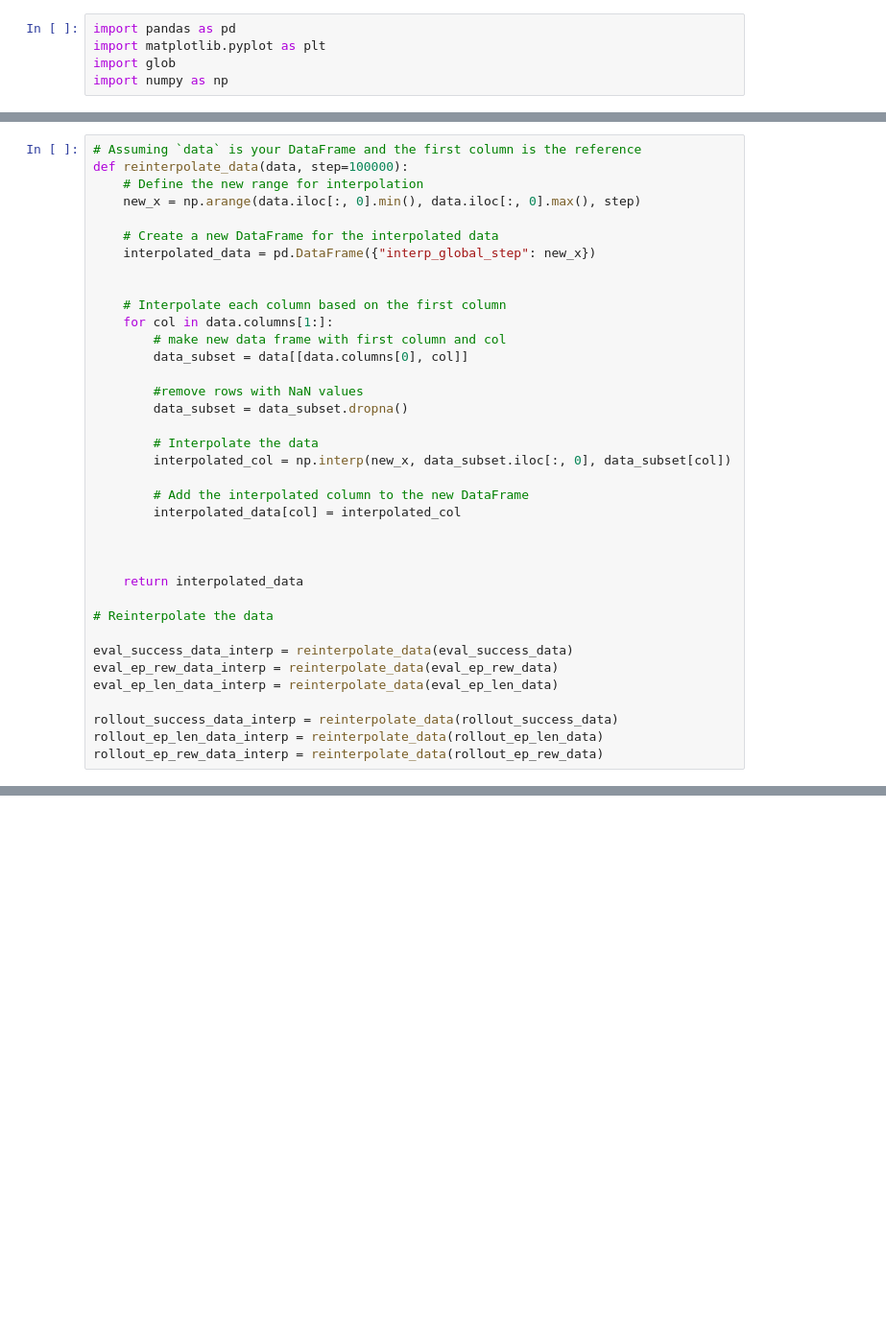
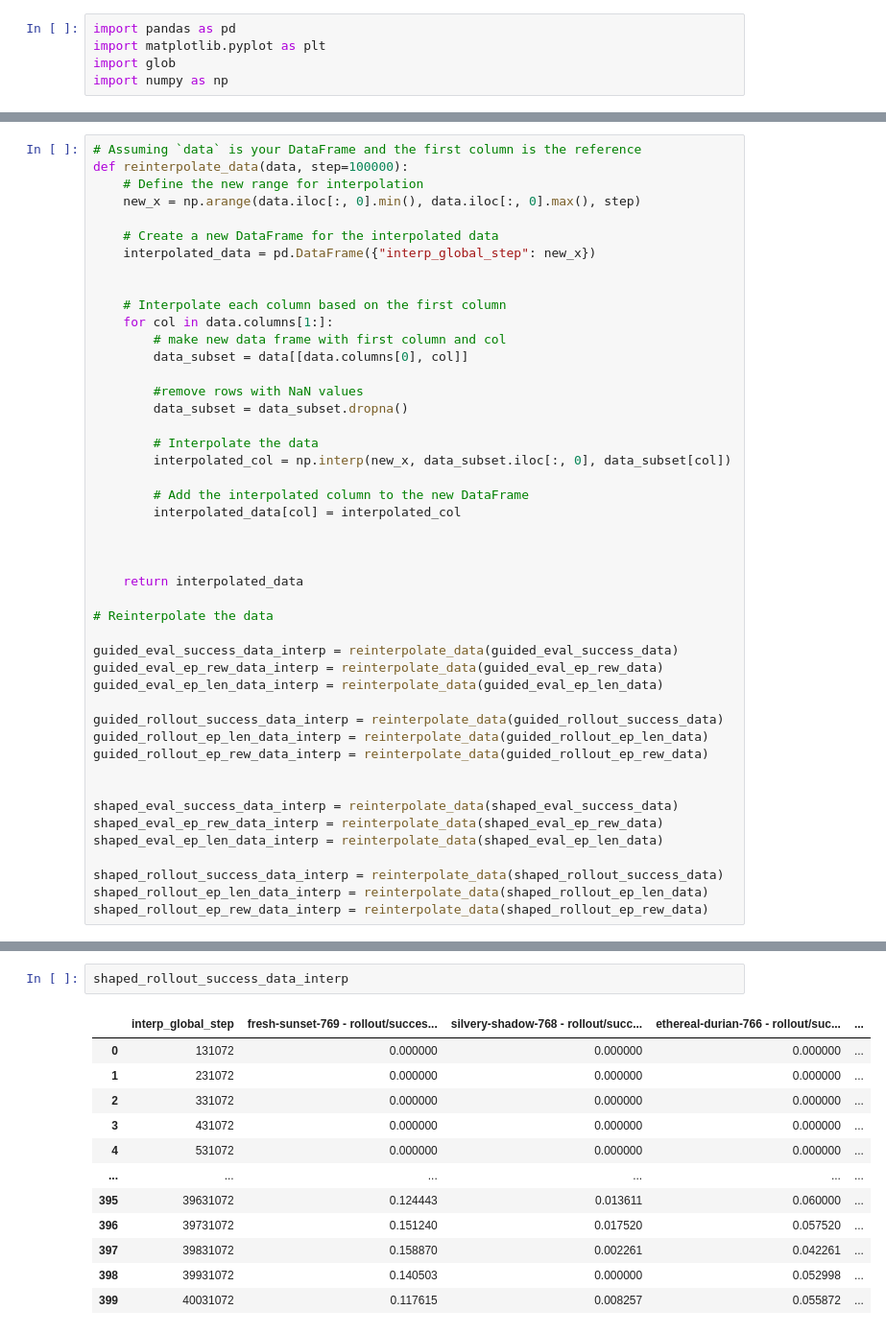
Before and after one commit to byu-rad-lab/baloo-gym, a Jupyter notebook: paper_data/open_loop_baseline/plots.ipynb, the cells around one changed output, grey strips where cells are left out. Shown at 96% size. Saved outputs shown, nothing was run; the diff lists cells and outputs as text; blank space fills up the shorter version.

```diff
--- a/paper_data/open_loop_baseline/plots.ipynb
+++ b/paper_data/open_loop_baseline/plots.ipynb
@@ -335,13 +482,22 @@ def reinterpolate_data(data, step=100000):
 
 # Reinterpolate the data
 
-eval_success_data_interp = reinterpolate_data(eval_success_data)
-eval_ep_rew_data_interp = reinterpolate_data(eval_ep_rew_data)
-eval_ep_len_data_interp = reinterpolate_data(eval_ep_len_data)
+guided_eval_success_data_interp = reinterpolate_data(guided_eval_success_data)
+guided_eval_ep_rew_data_interp = reinterpolate_data(guided_eval_ep_rew_data)
+guided_eval_ep_len_data_interp = reinterpolate_data(guided_eval_ep_len_data)
 
-rollout_success_data_interp = reinterpolate_data(rollout_success_data)
-rollout_ep_len_data_interp = reinterpolate_data(rollout_ep_len_data)
-rollout_ep_rew_data_interp = reinterpolate_data(rollout_ep_rew_data)
+guided_rollout_success_data_interp = reinterpolate_data(guided_rollout_success_data)
+guided_rollout_ep_len_data_interp = reinterpolate_data(guided_rollout_ep_len_data)
+guided_rollout_ep_rew_data_interp = reinterpolate_data(guided_rollout_ep_rew_data)
+
+
+shaped_eval_success_data_interp = reinterpolate_data(shaped_eval_success_data)
+shaped_eval_ep_rew_data_interp = reinterpolate_data(shaped_eval_ep_rew_data)
+shaped_eval_ep_len_data_interp = reinterpolate_data(shaped_eval_ep_len_data)
+
+shaped_rollout_success_data_interp = reinterpolate_data(shaped_rollout_success_data)
+shaped_rollout_ep_len_data_interp = reinterpolate_data(shaped_rollout_ep_len_data)
+shaped_rollout_ep_rew_data_interp = reinterpolate_data(shaped_rollout_ep_rew_data)
 # %%
 def plot_raw_data(ax, data, col_name="success_rate"):
     #plot the data line onto the given figure
@@ -404,3 +600,18 @@ eval_success_data_interp.tail()
 | 392 | 39699994 | 1.0 | 0.940094 | 1.0 | ... |
 | 393 | 39799994 | 1.0 | 0.960094 | 1.0 | ... |
 | 394 | 39899994 | 1.0 | 0.980095 | 1.0 | ... |
+# %%
+shaped_rollout_success_data_interp
+# %% [output]
+|  | interp_global_step | fresh-sunset-769 - rollout/succes... | silvery-shadow-768 - rollout/succ... | ethereal-durian-766 - rollout/suc... | ... |
+| 0 | 131072 | 0.000000 | 0.000000 | 0.000000 | ... |
+| 1 | 231072 | 0.000000 | 0.000000 | 0.000000 | ... |
+| 2 | 331072 | 0.000000 | 0.000000 | 0.000000 | ... |
+| 3 | 431072 | 0.000000 | 0.000000 | 0.000000 | ... |
+| 4 | 531072 | 0.000000 | 0.000000 | 0.000000 | ... |
+| ... | ... | ... | ... | ... | ... |
+| 395 | 39631072 | 0.124443 | 0.013611 | 0.060000 | ... |
+| 396 | 39731072 | 0.151240 | 0.017520 | 0.057520 | ... |
+| 397 | 39831072 | 0.158870 | 0.002261 | 0.042261 | ... |
+| 398 | 39931072 | 0.140503 | 0.000000 | 0.052998 | ... |
+| 399 | 40031072 | 0.117615 | 0.008257 | 0.055872 | ... |
```
Also changed, not shown: parts of 26 cells of this notebook, 1 other file.
